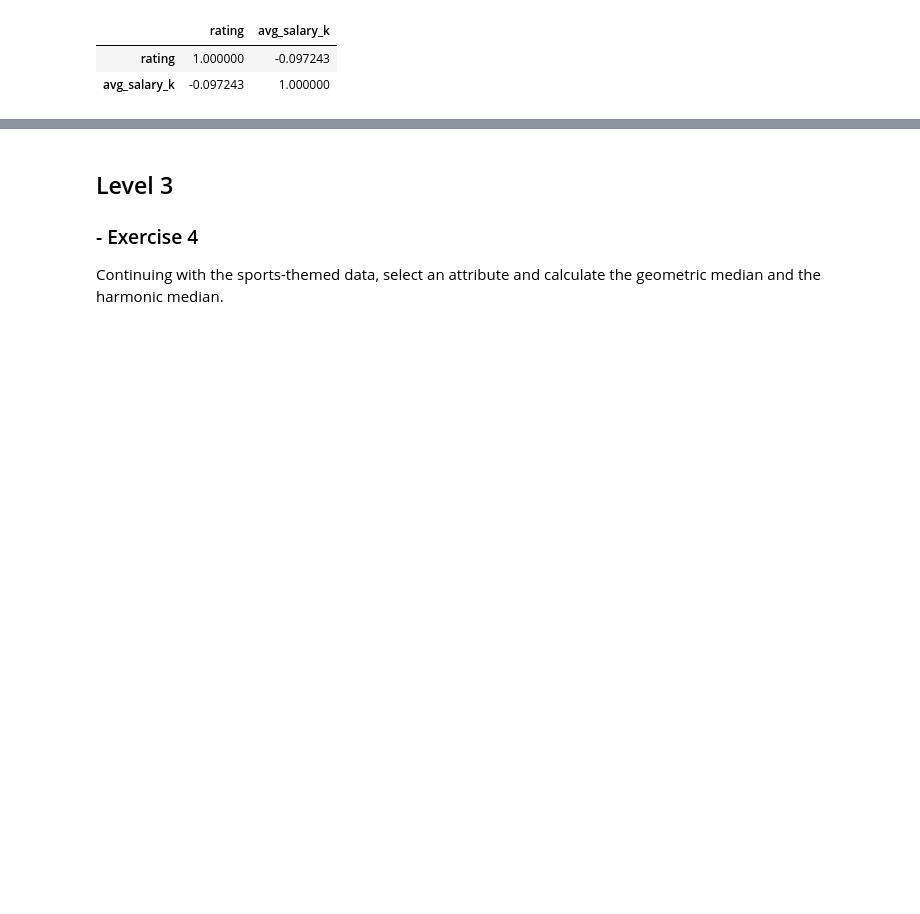
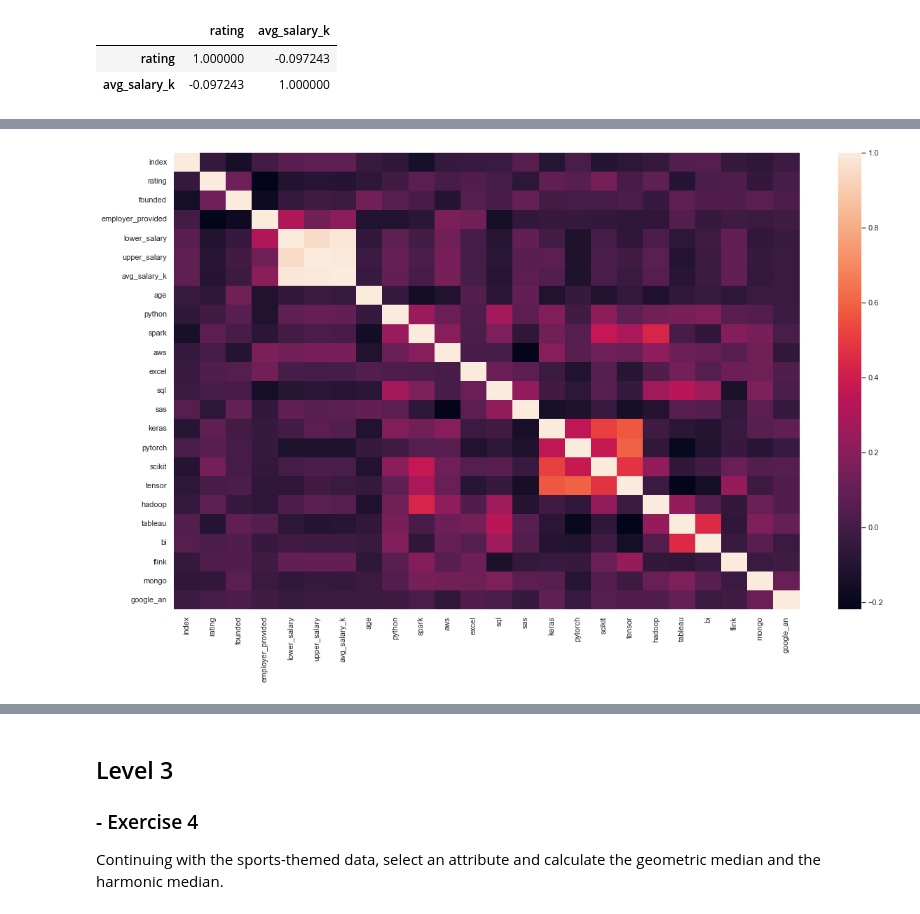
Before and after one commit to Javier-Alfonso-DS/S06_T01_Task_data_probabilities_and_statistics, a Jupyter notebook: S06_T01_Task_data_probabilities_and_statistics.ipynb, the cells around one changed output, grey strips where cells are left out. Cells and saved outputs as stored; diff of their text form; code cells hidden in the pictures; blank space fills up the shorter version.

```diff
--- a/S06_T01_Task_data_probabilities_and_statistics.ipynb
+++ b/S06_T01_Task_data_probabilities_and_statistics.ipynb
@@ -283,0 +312,7 @@ Continuing with the sports-themed data, calculate the correlation of all attribu
+# %%
+# Let's calculate all the correlations
+df_ds = df[df.job_title_sim == 'data scientist']
+# Let's drop 'hourly' column (produce NaN in correlation matrix because is all 0 for job_title = data scientist)
+df_ds = df_ds.drop('hourly',axis=1)
+df_ds_corr = df_ds.corr()
+df_ds_corr
@@ -283,0 +338,4 @@ Continuing with the sports-themed data, calculate the correlation of all attribu
+# %%
+h = sns.heatmap(df_ds_corr)
+# %% [output]
+[figure, added]
```
Also changed, not shown: parts of 11 cells of this notebook, 2 other files.
